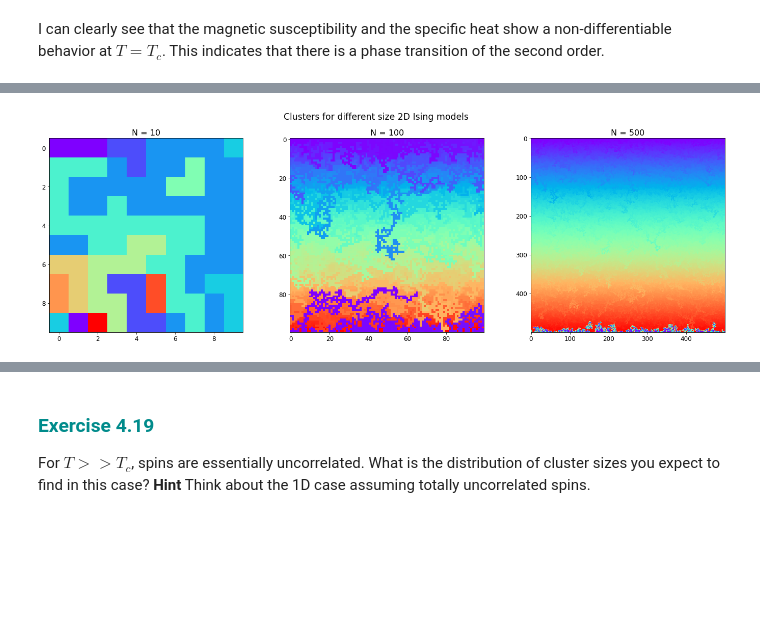
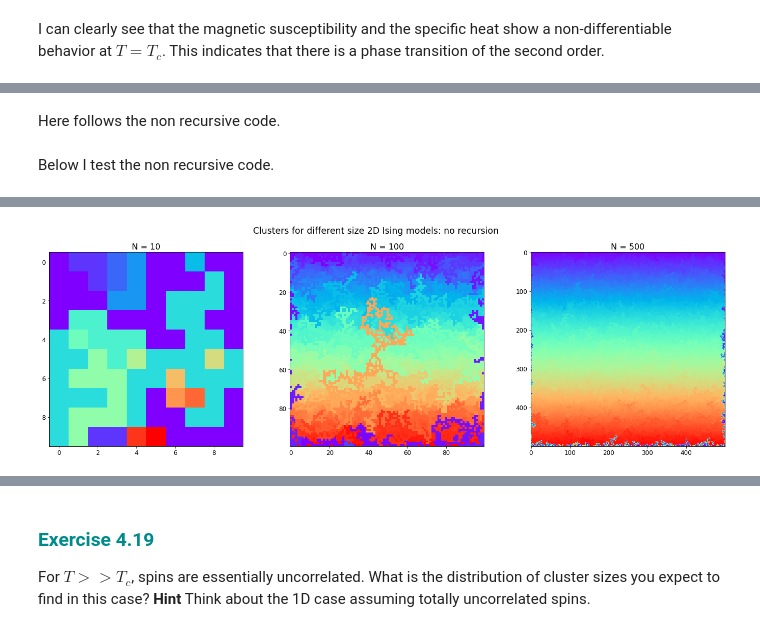
Before and after one commit to VLTSML26/statistical-mechanics-lab, a Jupyter notebook: 4-Ising-Model/4-Ising-Model.ipynb, the cells around one changed output, grey strips where cells are left out. Drawn from its saved outputs; the diff is of its cells as text; code cells hidden in the pictures; blank space fills up the shorter version.

```diff
--- a/4-Ising-Model/4-Ising-Model.ipynb
+++ b/4-Ising-Model/4-Ising-Model.ipynb
@@ -434,0 +407,9 @@ Below I test the method for different system sizes. Note that, since I do not th
+# %%
+%%time
+fig, axs = plt.subplots(1, 3, figsize=(24, 7))
+fig.suptitle('Clusters for different size 2D Ising models: with recursion', fontsize = 'xx-large')
+dims = [10, 100, 500]
+models = [myIsing(N=dim) for dim in dims]
+for dim, model, ax in zip(dims, models, axs):
+    ax.set_title('N = ' + str(dim))
+    ax.imshow(cluster_measures(model.lattice)[0], cmap='rainbow')
@@ -434,0 +420,2 @@ Below I test the method for different system sizes. Note that, since I do not th
+# %% [markdown]
+Here follows the non recursive code.
@@ -435,10 +492,12 @@ Below I test the method for different system sizes. Note that, since I do not th
+# %% [markdown]
+Below I test the non recursive code.
 # %%
 %%time
 fig, axs = plt.subplots(1, 3, figsize=(24, 7))
-fig.suptitle('Clusters for different size 2D Ising models', fontsize = 'xx-large')
+fig.suptitle('Clusters for different size 2D Ising models: no recursion', fontsize = 'xx-large')
 dims = [10, 100, 500]
 models = [myIsing(N=dim) for dim in dims]
 for dim, model, ax in zip(dims, models, axs):
     ax.set_title('N = ' + str(dim))
-    ax.imshow(get_labels(model.lattice)[0], cmap='rainbow')
+    ax.imshow(get_labels(model.lattice), cmap='rainbow')
 # %% [output]
@@ -447 +506 @@ Wall time: 801 ms
-[figure, old version]
+[figure, new version]
```
Also changed, not shown: parts of 39 cells of this notebook, 1 other file.
